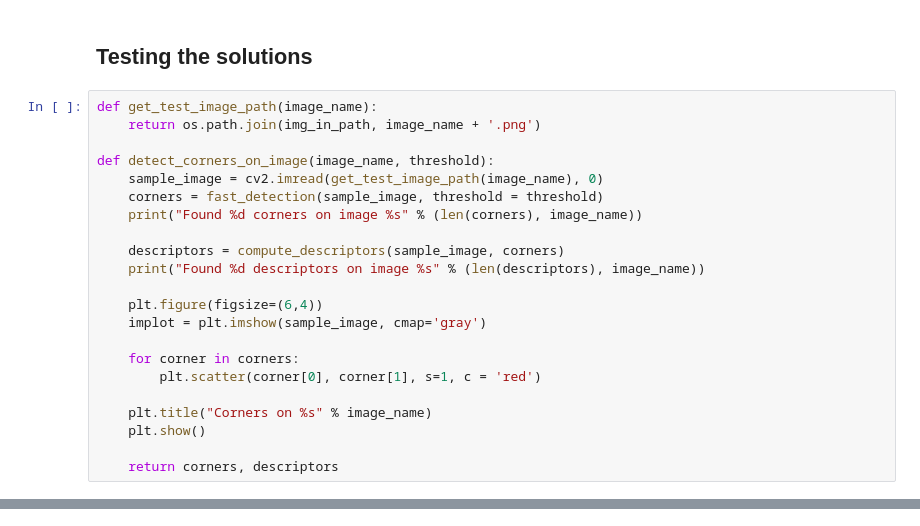
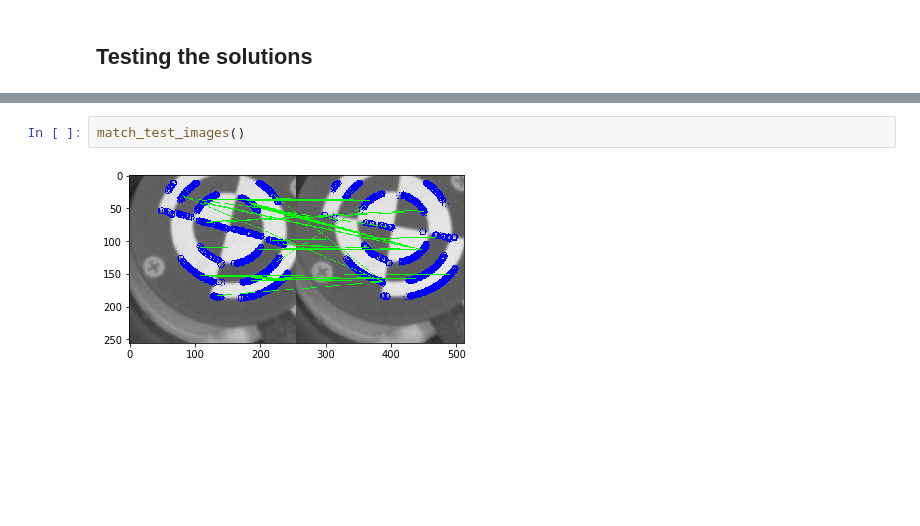
Before and after one commit to Progern/computer-vision-hw, a Jupyter notebook: cv-1-2/cv-hw-1-2.ipynb, the cells around one changed output, grey strips where cells are left out. Saved outputs shown, nothing was run; the diff lists cells and outputs as text; blank space fills up the shorter version.

```diff
--- a/cv-1-2/cv-hw-1-2.ipynb
+++ b/cv-1-2/cv-hw-1-2.ipynb
@@ -118,24 +120,2 @@ Most of the sources are from Michael Calonder, Vincent Lepetit, et al. *BRIEF: B
 # %% [markdown]
 ## Testing the solutions
-# %%
-def get_test_image_path(image_name):
-    return os.path.join(img_in_path, image_name + '.png')
-
-def detect_corners_on_image(image_name, threshold):
-    sample_image = cv2.imread(get_test_image_path(image_name), 0)
-    corners = fast_detection(sample_image, threshold = threshold)
-    print("Found %d corners on image %s" % (len(corners), image_name))
-
-    descriptors = compute_descriptors(sample_image, corners)
-    print("Found %d descriptors on image %s" % (len(descriptors), image_name))
-
-    plt.figure(figsize=(6,4))
-    implot = plt.imshow(sample_image, cmap='gray')
-
-    for corner in corners:
-        plt.scatter(corner[0], corner[1], s=1, c = 'red')
-
-    plt.title("Corners on %s" % image_name)
-    plt.show()
-
-    return corners, descriptors
@@ -153,0 +172,4 @@ Found 273 descriptors on image rotation_2_6
+# %%
+match_test_images()
+# %% [output]
+[figure, added]
```
Also changed, not shown: parts of 4 cells of this notebook, 1 other file.
